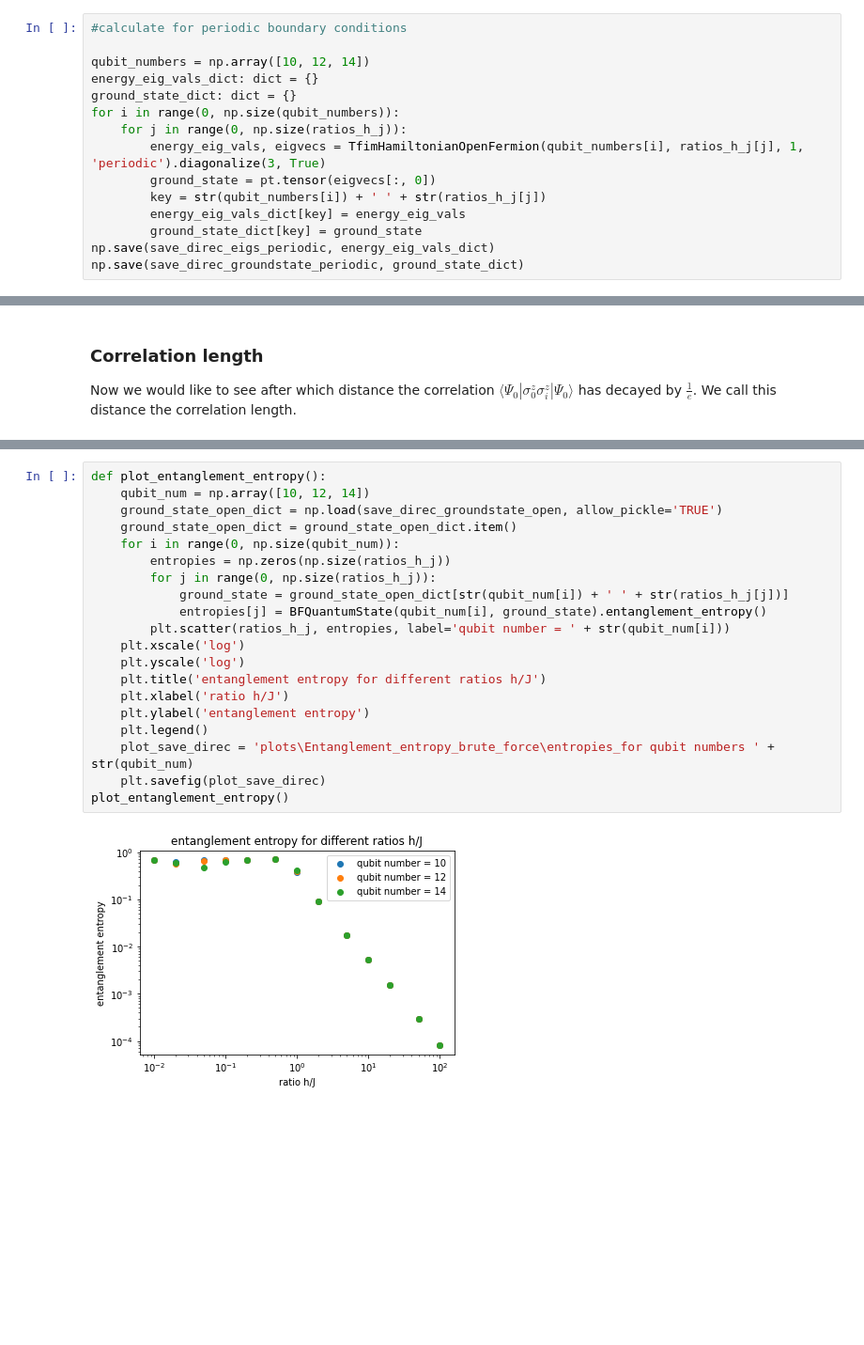
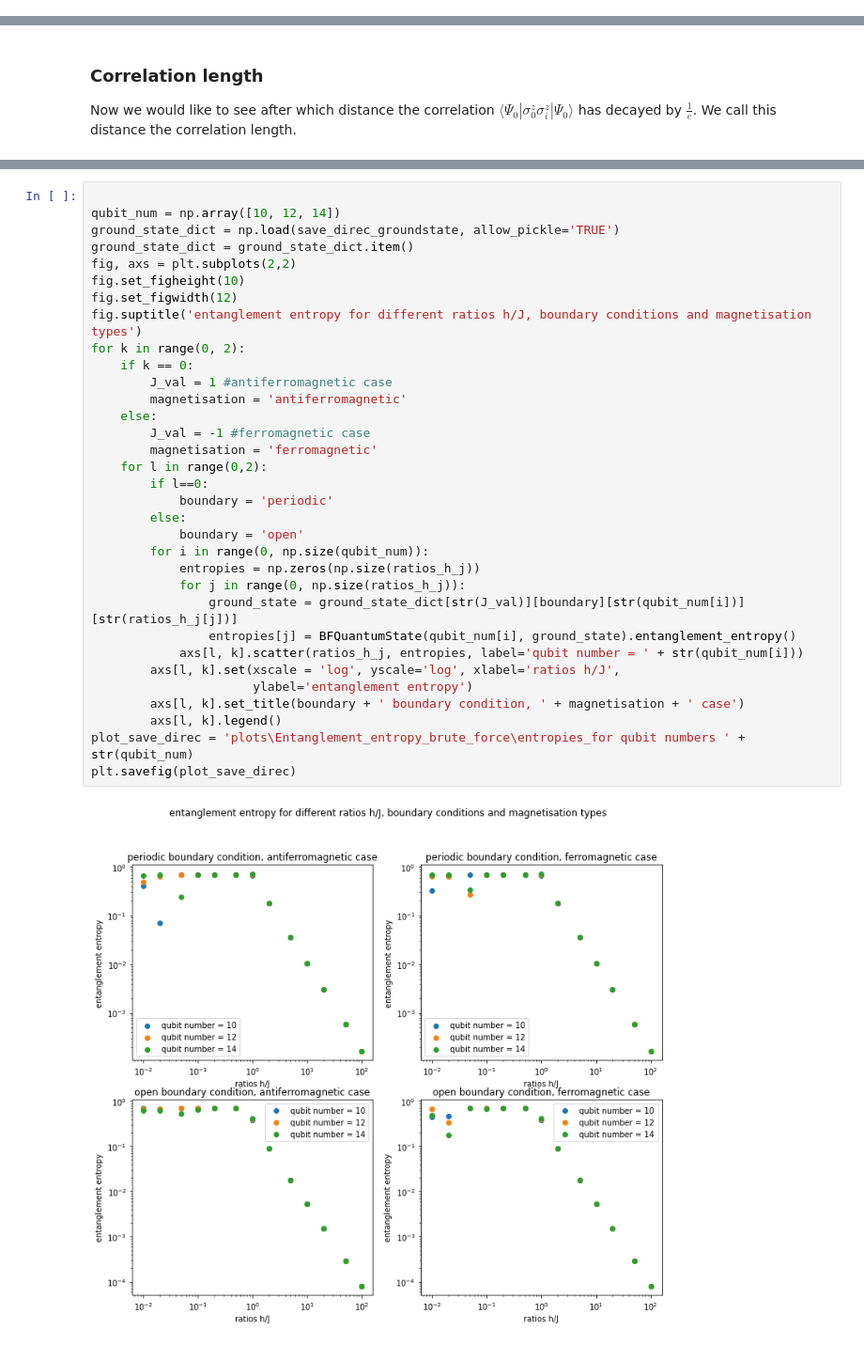
Before and after one commit to LennartBuerger/classical-shadows-for-1d-TFIM-energy-estimation, a Jupyter notebook: display_data/bf_display_data.ipynb, the cells around one changed output, grey strips where cells are left out. Shown at 94% size. Saved outputs shown, nothing was run; the diff lists cells and outputs as text; blank space fills up the shorter version.

```diff
--- a/display_data/bf_display_data.ipynb
+++ b/display_data/bf_display_data.ipynb
@@ -64,18 +80,3 @@ np.save(save_direc_groundstate_open, ground_state_dict)
-# %%
-#calculate for periodic boundary conditions
-
-qubit_numbers = np.array([10, 12, 14])
-energy_eig_vals_dict: dict = {}
-ground_state_dict: dict = {}
-for i in range(0, np.size(qubit_numbers)):
-    for j in range(0, np.size(ratios_h_j)):
-        energy_eig_vals, eigvecs = TfimHamiltonianOpenFermion(qubit_numbers[i], ratios_h_j[j], 1, 'periodic').diagonalize(3, True)
-        ground_state = pt.tensor(eigvecs[:, 0])
-        key = str(qubit_numbers[i]) + ' ' + str(ratios_h_j[j])
-        energy_eig_vals_dict[key] = energy_eig_vals
-        ground_state_dict[key] = ground_state
-np.save(save_direc_eigs_periodic, energy_eig_vals_dict)
-np.save(save_direc_groundstate_periodic, ground_state_dict)
 # %% [markdown]
 ### ground state energy per qubit
 We would like to calculate the energy $E_0$ of the ground state divided by the number of
@@ -377,25 +505,38 @@ Subsystem A contains the first $\frac{N}{2}$ qubits and subsystem B the last $\f
 # %%
-def plot_entanglement_entropy():
-    qubit_num = np.array([10, 12, 14])
-    ground_state_open_dict = np.load(save_direc_groundstate_open, allow_pickle='TRUE')
-    ground_state_open_dict = ground_state_open_dict.item()
-    for i in range(0, np.size(qubit_num)):
-        entropies = np.zeros(np.size(ratios_h_j))
-        for j in range(0, np.size(ratios_h_j)):
-            ground_state = ground_state_open_dict[str(qubit_num[i]) + ' ' + str(ratios_h_j[j])]
-            entropies[j] = BFQuantumState(qubit_num[i], ground_state).entanglement_entropy()
-        plt.scatter(ratios_h_j, entropies, label='qubit number = ' + str(qubit_num[i]))
-    plt.xscale('log')
-    plt.yscale('log')
-    plt.title('entanglement entropy for different ratios h/J')
-    plt.xlabel('ratio h/J')
-    plt.ylabel('entanglement entropy')
-    plt.legend()
-    plot_save_direc = 'plots\Entanglement_entropy_brute_force\entropies_for qubit numbers ' + str(qubit_num)
-    plt.savefig(plot_save_direc)
-plot_entanglement_entropy()
+
+qubit_num = np.array([10, 12, 14])
+ground_state_dict = np.load(save_direc_groundstate, allow_pickle='TRUE')
+ground_state_dict = ground_state_dict.item()
+fig, axs = plt.subplots(2,2)
+fig.set_figheight(10)
+fig.set_figwidth(12)
+fig.suptitle('entanglement entropy for different ratios h/J, boundary conditions and magnetisation types')
+for k in range(0, 2):
+    if k == 0:
+        J_val = 1 #antiferromagnetic case
+        magnetisation = 'antiferromagnetic'
+    else:
+        J_val = -1 #ferromagnetic case
+        magnetisation = 'ferromagnetic'
+    for l in range(0,2):
+        if l==0:
+            boundary = 'periodic'
+        else:
+            boundary = 'open'
+        for i in range(0, np.size(qubit_num)):
+            entropies = np.zeros(np.size(ratios_h_j))
+            for j in range(0, np.size(ratios_h_j)):
+                ground_state = ground_state_dict[str(J_val)][boundary][str(qubit_num[i])][str(ratios_h_j[j])]
+                entropies[j] = BFQuantumState(qubit_num[i], ground_state).entanglement_entropy()
+            axs[l, k].scatter(ratios_h_j, entropies, label='qubit number = ' + str(qubit_num[i]))
+        axs[l, k].set(xscale = 'log', yscale='log', xlabel='ratios h/J',
+                      ylabel='entanglement entropy')
+        axs[l, k].set_title(boundary + ' boundary condition, ' + magnetisation + ' case')
+        axs[l, k].legend()
+plot_save_direc = 'plots\Entanglement_entropy_brute_force\entropies_for qubit numbers ' + str(qubit_num)
+plt.savefig(plot_save_direc)
 # %% [output]
-[figure, old version]
+[figure, new version]
 # %% [markdown]
 For $\frac{h}{J}<1$ the systems ground state is
  $\Psi_0 = \frac{1}{\sqrt{2}} |00 ... 0 \rangle \pm |11 ... 1 \rangle$. Thus, we
```
Also changed, not shown: parts of 40 cells of this notebook, 39 other files.
